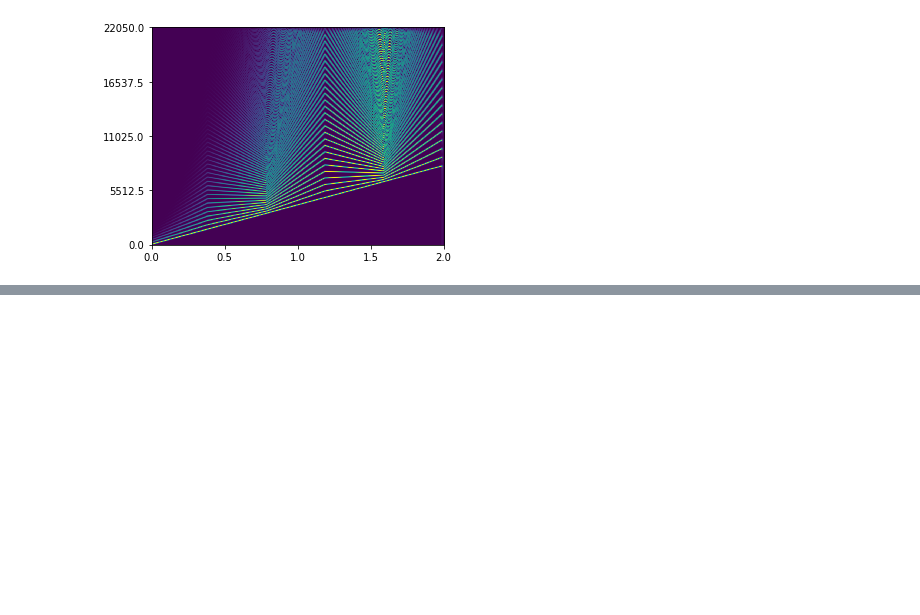
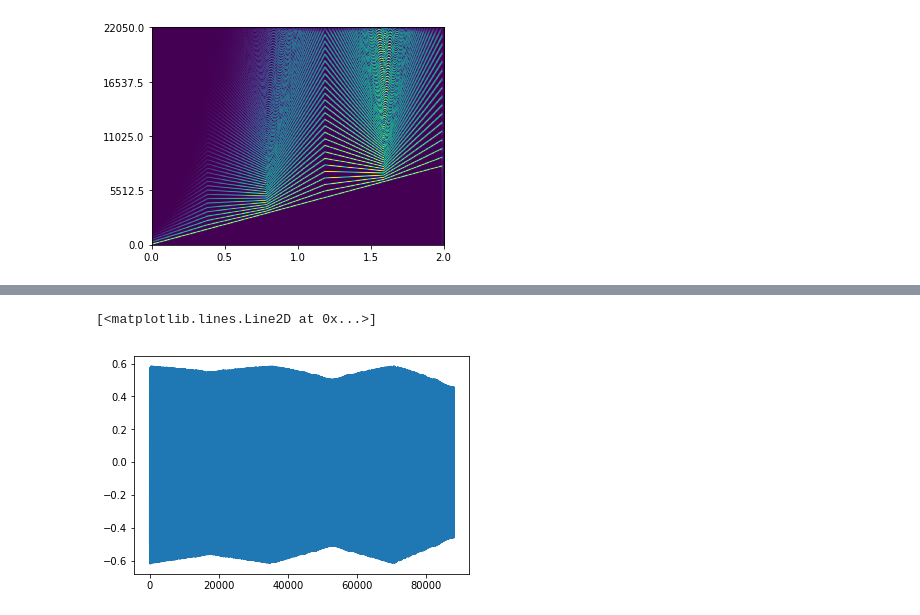
Before and after one commit to frostburn/frostsynth2, a Jupyter notebook: Oscillator.ipynb, the cells around one changed output, grey strips where cells are left out. Saved outputs shown, nothing was run; the diff lists cells and outputs as text; code cells hidden in the pictures; blank space fills up the shorter version.

```diff
--- a/Oscillator.ipynb
+++ b/Oscillator.ipynb
@@ -70,0 +81,5 @@ pltspec(signal)
+# %%
+plot(signal)
+# %% [output]
+[<matplotlib.lines.Line2D at 0x...>]
+[figure, added]
```
Also changed, not shown: parts of 3 cells of this notebook, 2 other files.
